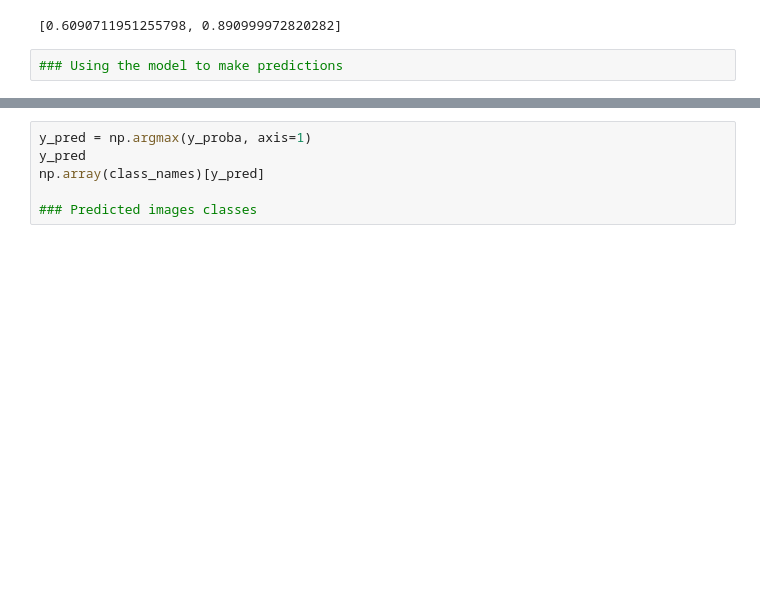
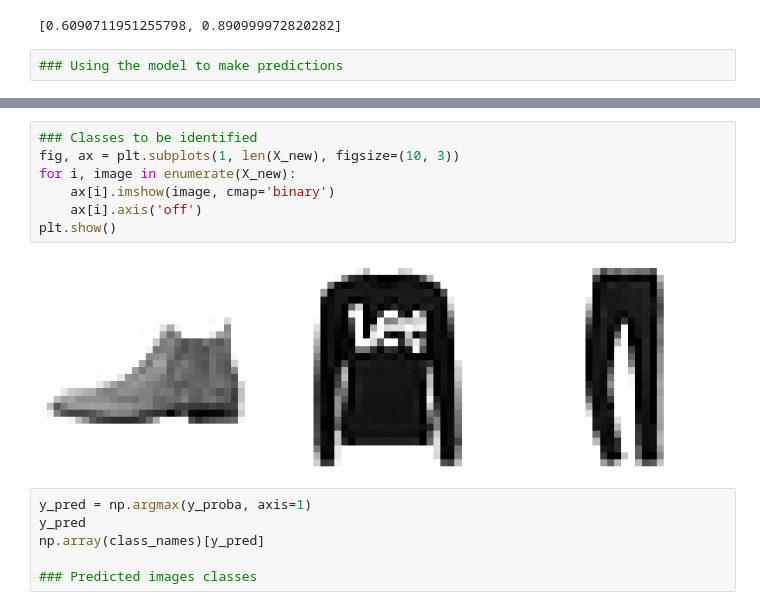
Before and after one commit to loloopes/NN_Img_rec, a Jupyter notebook: ImageReco_NN.ipynb, the cells around one changed output, grey strips where cells are left out. Saved outputs shown, nothing was run; the diff lists cells and outputs as text; blank space fills up the shorter version.

Commit message:
add classes to be looked for

```diff
--- a/ImageReco_NN.ipynb
+++ b/ImageReco_NN.ipynb
@@ -142,6 +148,15 @@ y_proba.round(2)
 array([[0., 0., 0., 0., 0., 0., 0., 0., 0., 1.],
        [0., 0., 1., 0., 0., 0., 0., 0., 0., 0.],
        [0., 1., 0., 0., 0., 0., 0., 0., 0., 0.]], dtype=float32)
+# %%
+### Classes to be identified
+fig, ax = plt.subplots(1, len(X_new), figsize=(10, 3))
+for i, image in enumerate(X_new):
+    ax[i].imshow(image, cmap='binary')
+    ax[i].axis('off')
+plt.show()
+# %% [output]
+[figure, added]
 # %%
 y_pred = np.argmax(y_proba, axis=1)
 y_pred
```
Also changed, not shown: parts of 4 cells of this notebook.
